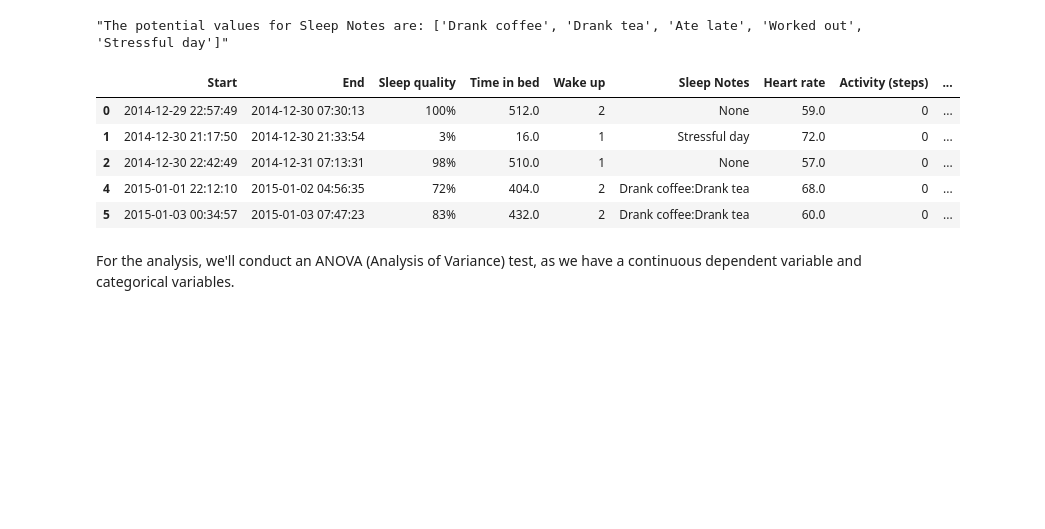
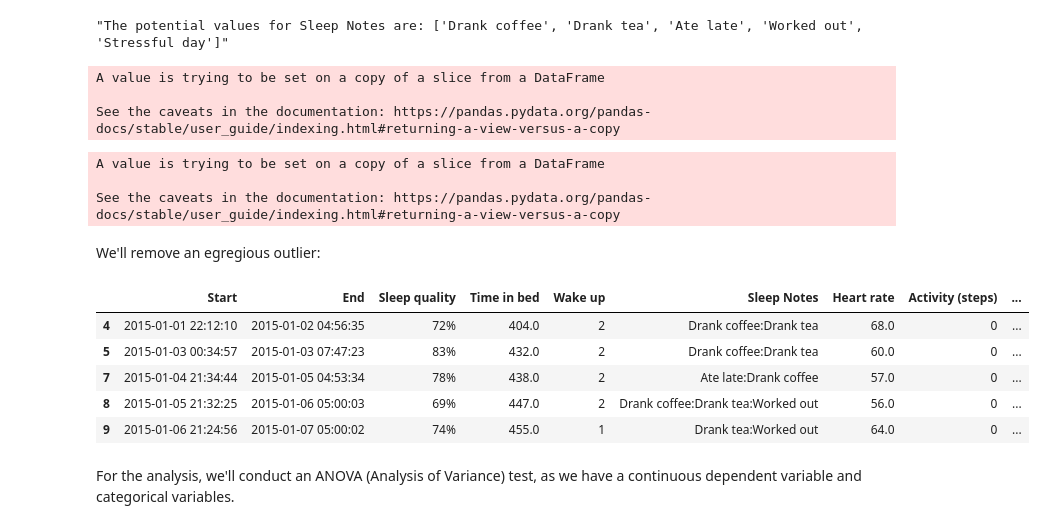
Before and after one commit to arquillen-py/jupyter-books, a Jupyter notebook: Sleep.ipynb, the cells around one changed output. Saved outputs shown, nothing was run; the diff lists cells and outputs as text; code cells hidden in the pictures; blank space fills up the shorter version.

Commit message:
Trying out Julia

```diff
--- a/Sleep.ipynb
+++ b/Sleep.ipynb
@@ -253,2 +225,4 @@ Module 'seaborn' is installed
 # %%
 df = pd.read_csv("Datasets/sleepdata.csv", delimiter=";", header = 0)
+df.dropna(inplace=True)
+df.head()
@@ -350,6 +337,10 @@ for notes in df["Sleep Notes"]:
 
 for note in uniqueSleepNotes:
     df[note] = df[note].astype("int")
+# %% [output]
+A value is trying to be set on a copy of a slice from a DataFrame
+
+See the caveats in the documentation: https://pandas.pydata.org/pandas-docs/stable/user_guide/indexing.html#returning-a-view-versus-a-copy
 # %%
 #This section codes the "wake up column" as ordinal, with :) being 2 and :( being 0.
 df = df.dropna()
@@ -365,3 +356,7 @@ for emoticon in df["Wake up"]:
     if ":(" in emoticon:
         df["Wake up"].iloc[i] = 0
         i += 1
+# %% [output]
+A value is trying to be set on a copy of a slice from a DataFrame
+
+See the caveats in the documentation: https://pandas.pydata.org/pandas-docs/stable/user_guide/indexing.html#returning-a-view-versus-a-copy
@@ -367,0 +366,4 @@ for emoticon in df["Wake up"]:
+# %% [markdown]
+We'll remove an egregious outlier:
+# %%
+df = df.drop(1)
@@ -368,12 +373,12 @@ for emoticon in df["Wake up"]:
 # %%
-df.head(5)
+df.head()
 # %% [output]
 |  | Start | End | Sleep quality | Time in bed | Wake up | Sleep Notes | Heart rate | Activity (steps) | ... |
-| 0 | 2014-12-29 22:57:49 | 2014-12-30 07:30:13 | 100% | 512.0 | 2 | None | 59.0 | 0 | ... |
-| 1 | 2014-12-30 21:17:50 | 2014-12-30 21:33:54 | 3% | 16.0 | 1 | Stressful day | 72.0 | 0 | ... |
-| 2 | 2014-12-30 22:42:49 | 2014-12-31 07:13:31 | 98% | 510.0 | 1 | None | 57.0 | 0 | ... |
 | 4 | 2015-01-01 22:12:10 | 2015-01-02 04:56:35 | 72% | 404.0 | 2 | Drank coffee:Drank tea | 68.0 | 0 | ... |
 | 5 | 2015-01-03 00:34:57 | 2015-01-03 07:47:23 | 83% | 432.0 | 2 | Drank coffee:Drank tea | 60.0 | 0 | ... |
+| 7 | 2015-01-04 21:34:44 | 2015-01-05 04:53:34 | 78% | 438.0 | 2 | Ate late:Drank coffee | 57.0 | 0 | ... |
+| 8 | 2015-01-05 21:32:25 | 2015-01-06 05:00:03 | 69% | 447.0 | 2 | Drank coffee:Drank tea:Worked out | 56.0 | 0 | ... |
+| 9 | 2015-01-06 21:24:56 | 2015-01-07 05:00:02 | 74% | 455.0 | 1 | Drank tea:Worked out | 64.0 | 0 | ... |
 # %% [markdown]
 For the analysis, we'll conduct an ANOVA (Analysis of Variance) test, as we have a continuous dependent variable and categorical variables.
 # %%
```
Also changed, not shown: parts of 16 cells of this notebook, 1 other file.
